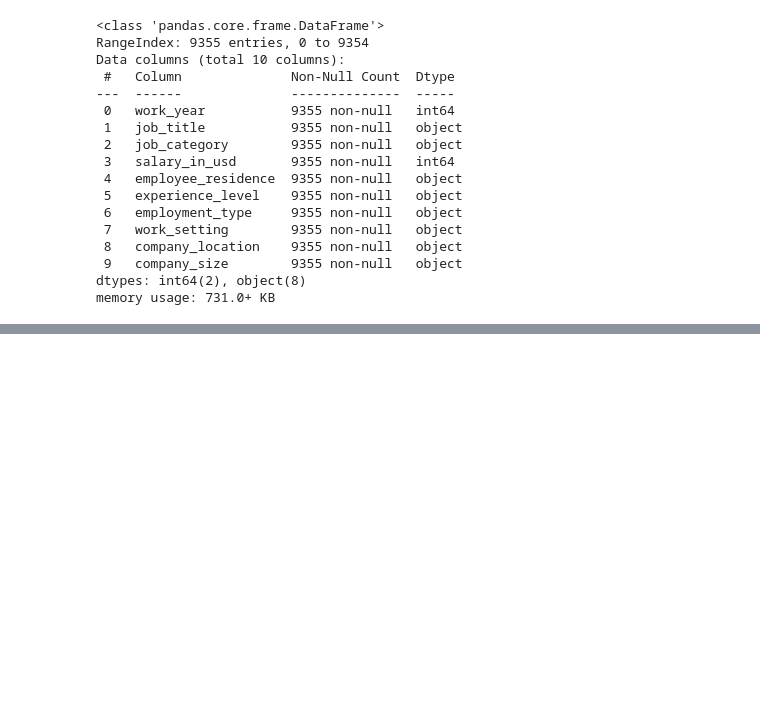
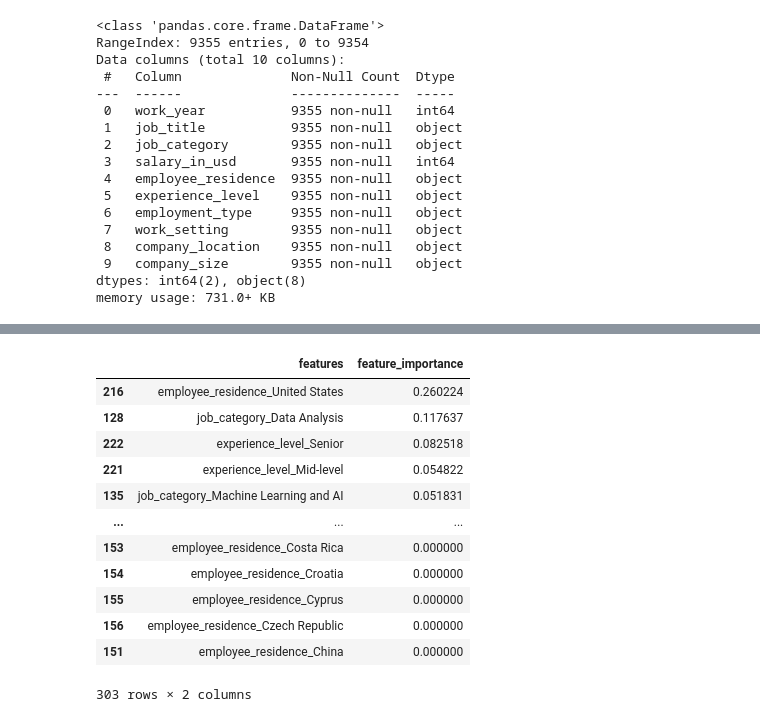
Before and after one commit to StrajnarFilip/UISU-projektna-naloga, a Jupyter notebook: naloga.ipynb, the cells around one changed output, grey strips where cells are left out. Cells and saved outputs as stored; diff of their text form; code cells hidden in the pictures; blank space fills up the shorter version.

```diff
--- a/naloga.ipynb
+++ b/naloga.ipynb
@@ -105,0 +184,17 @@ input_train, input_test, output_train, output_test = train_test_split(input_data
+# %%
+feat_imp = pandas.DataFrame({'features':features, 'feature_importance': tree.feature_importances_})
+feat_imp.sort_values('feature_importance', ascending=False)
+# %% [output]
+|  | features | feature_importance |
+| 216 | employee_residence_United States | 0.260224 |
+| 128 | job_category_Data Analysis | 0.117637 |
+| 222 | experience_level_Senior | 0.082518 |
+| 221 | experience_level_Mid-level | 0.054822 |
+| 135 | job_category_Machine Learning and AI | 0.051831 |
+| ... | ... | ... |
+| 153 | employee_residence_Costa Rica | 0.000000 |
+| 154 | employee_residence_Croatia | 0.000000 |
+| 155 | employee_residence_Cyprus | 0.000000 |
+| 156 | employee_residence_Czech Republic | 0.000000 |
+| 151 | employee_residence_China | 0.000000 |
+303 rows × 2 columns
```
Also changed, not shown: parts of 12 cells of this notebook, 2 other files.
